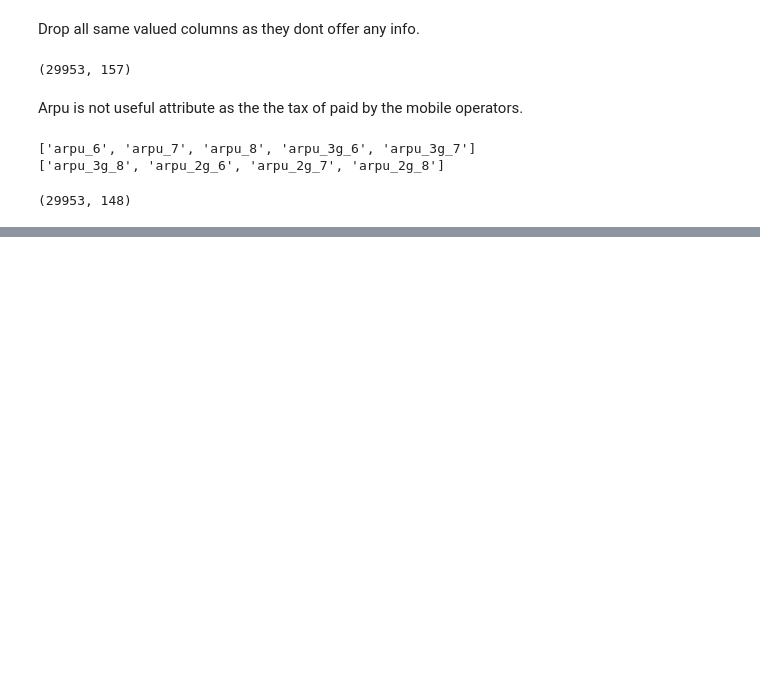
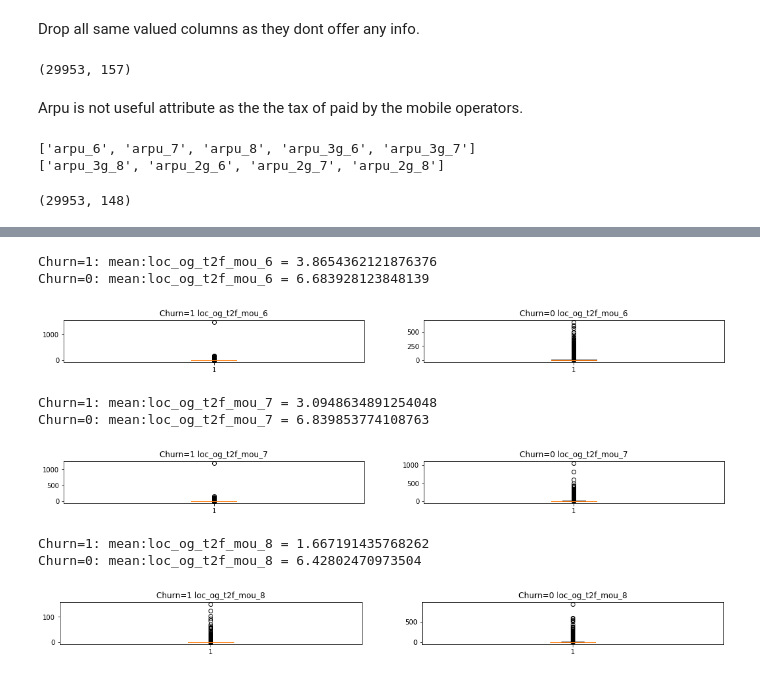
Before and after one commit to Shakeebbk/telecom-churn-case-study, a Jupyter notebook: MergedSolution.ipynb, the cells around one changed output, grey strips where cells are left out. Cells and saved outputs as stored; diff of their text form; code cells hidden in the pictures; blank space fills up the shorter version.

```diff
--- a/MergedSolution.ipynb
+++ b/MergedSolution.ipynb
@@ -266,0 +471,13 @@ high_value_customers.shape
+# %%
+cols = ['loc_og_t2f_mou_'+str(m) for m in [6, 7, 8]]
+BoxPlot(high_value_customers, cols, figsize=(18, 4))
+# %% [output]
+Churn=1: mean:loc_og_t2f_mou_6 = 3.8654362121876376
+Churn=0: mean:loc_og_t2f_mou_6 = 6.683928123848139
+[figure, added]
+Churn=1: mean:loc_og_t2f_mou_7 = 3.0948634891254048
+Churn=0: mean:loc_og_t2f_mou_7 = 6.839853774108763
+[figure, added]
+Churn=1: mean:loc_og_t2f_mou_8 = 1.667191435768262
+Churn=0: mean:loc_og_t2f_mou_8 = 6.42802470973504
+[figure, added]
```
Also changed, not shown: parts of 65 cells of this notebook.
